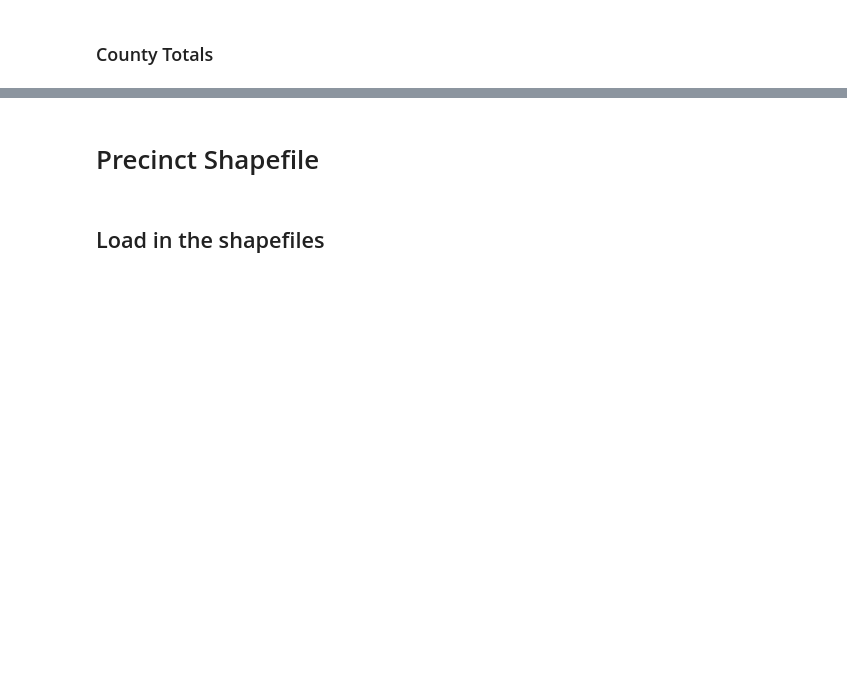
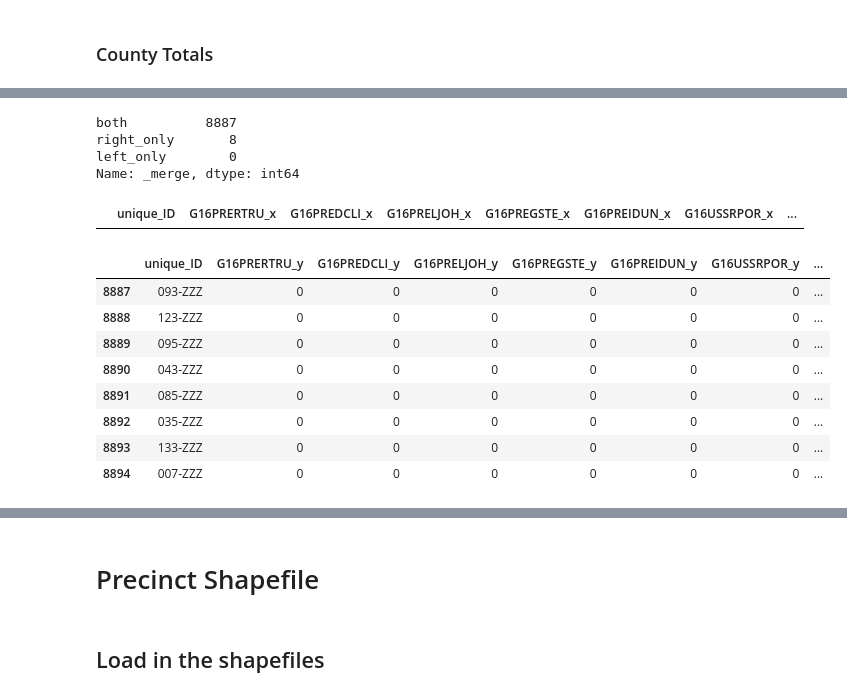
Before and after one commit to nonpartisan-redistricting-datahub/pdv-oh, a Jupyter notebook: vest-oh-2016/vest-oh-2016-validation.ipynb, the cells around one changed output, grey strips where cells are left out. Drawn from its saved outputs; the diff is of its cells as text; code cells hidden in the pictures; blank space fills up the shorter version.

```diff
--- a/vest-oh-2016/vest-oh-2016-validation.ipynb
+++ b/vest-oh-2016/vest-oh-2016-validation.ipynb
@@ -196,13 +226,2 @@ G16USSIRUP: EQUAL
 # %% [markdown]
 ### County Totals
-# %%
-diff_counties=[]
-for i in races:
-    diff = elections_2016.groupby(["county"]).sum()[i]-vest_oh_16.groupby(["COUNTYFP16"]).sum()[i]
-    for val in diff[diff != 0].index.values.tolist():
-        if val not in diff_counties:
-            diff_counties.append(val)
-    if len(diff[diff != 0]!=0):
-        print(diff[diff != 0].to_string(header=False), 'NOT EQUAL')
-    else:
-        print(race + ' county totals: EQUAL')
@@ -219,0 +228,3 @@ G16USSIRUP county totals: EQUAL
+# %%
+#Have a matching county column
+elections_2016["COUNTYFP16"] = elections_2016["county"]
@@ -219,0 +303,34 @@ G16USSIRUP county totals: EQUAL
+# %%
+#Join
+attempt_one = pd.merge(elections_2016,vest_oh_16,how="outer",on="unique_ID",indicator=True)
+print(attempt_one["_merge"].value_counts())
+
+elections_only = attempt_one[attempt_one["_merge"]=="left_only"]
+vest_only = attempt_one[attempt_one["_merge"]=="right_only"]
+# %% [output]
+both          8887
+right_only       8
+left_only        0
+Name: _merge, dtype: int64
+# %%
+#All the unjoined precincts have 0 total votes
+races_x =["unique_ID"]
+races_y =["unique_ID"]
+
+for val in races:
+    races_x.append(val+"_x")
+    races_y.append(val+"_y")
+
+display(elections_only[races_x])
+display(vest_only[races_y])
+# %% [output]
+|  | unique_ID | G16PRERTRU_x | G16PREDCLI_x | G16PRELJOH_x | G16PREGSTE_x | G16PREIDUN_x | G16USSRPOR_x | ... |
+|  | unique_ID | G16PRERTRU_y | G16PREDCLI_y | G16PRELJOH_y | G16PREGSTE_y | G16PREIDUN_y | G16USSRPOR_y | ... |
+| 8887 | 093-ZZZ | 0 | 0 | 0 | 0 | 0 | 0 | ... |
+| 8888 | 123-ZZZ | 0 | 0 | 0 | 0 | 0 | 0 | ... |
+| 8889 | 095-ZZZ | 0 | 0 | 0 | 0 | 0 | 0 | ... |
+| 8890 | 043-ZZZ | 0 | 0 | 0 | 0 | 0 | 0 | ... |
+| 8891 | 085-ZZZ | 0 | 0 | 0 | 0 | 0 | 0 | ... |
+| 8892 | 035-ZZZ | 0 | 0 | 0 | 0 | 0 | 0 | ... |
+| 8893 | 133-ZZZ | 0 | 0 | 0 | 0 | 0 | 0 | ... |
+| 8894 | 007-ZZZ | 0 | 0 | 0 | 0 | 0 | 0 | ... |
```
Also changed, not shown: parts of 34 cells of this notebook.
